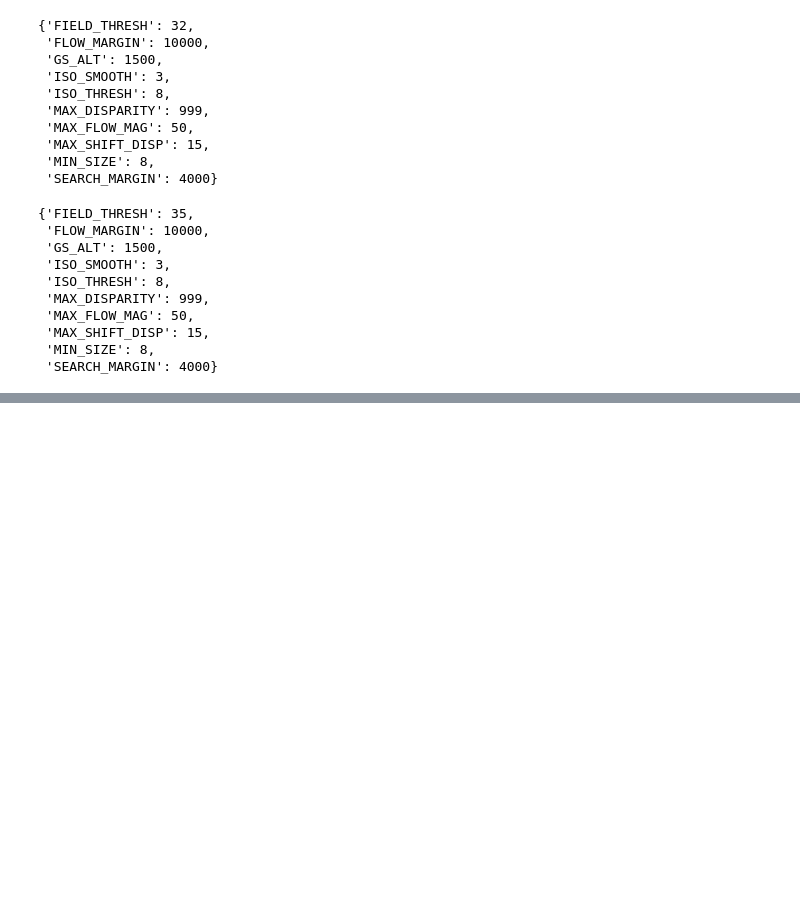
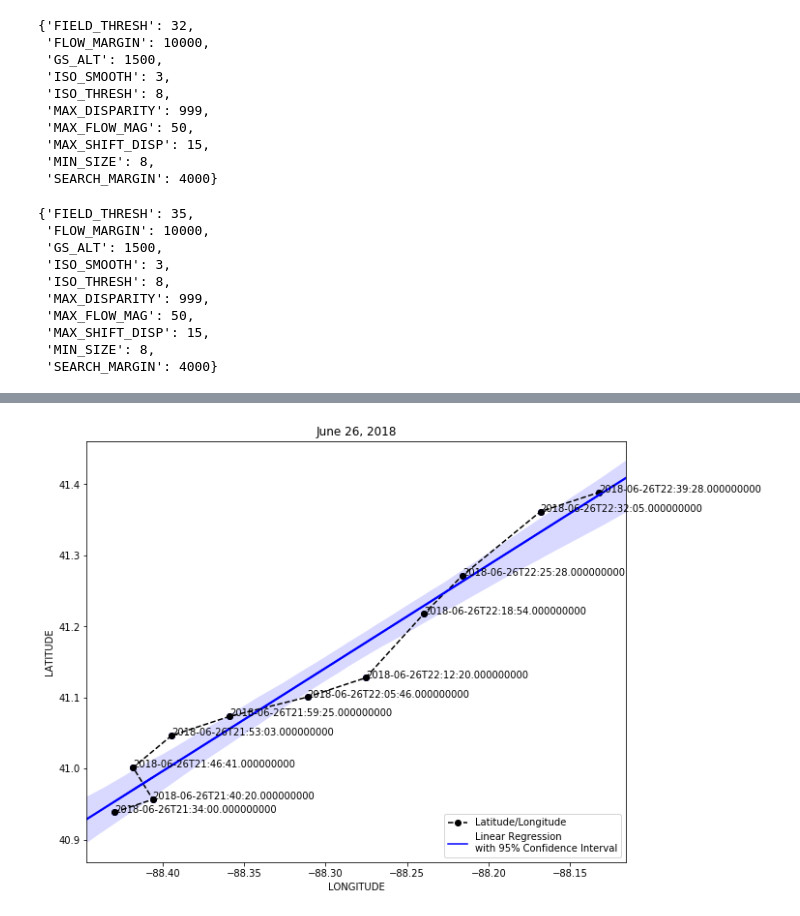
Before and after one commit to EVS-ATMOS/chicago-nowcast, a Jupyter notebook: notebooks/klot_radar_scans.ipynb, the cells around one changed output, grey strips where cells are left out. Cells and saved outputs as stored; diff of their text form; code cells hidden in the pictures; blank space fills up the shorter version.

```diff
--- a/notebooks/klot_radar_scans.ipynb
+++ b/notebooks/klot_radar_scans.ipynb
@@ -275,5 +295,5 @@ tracks_obj.tracks.groupby(level='uid').size().sort_values(ascending=False)[:]
 # %%
-df_161 = pd.DataFrame(tracks_obj.tracks.xs('99', level='uid'))
+df_161 = pd.DataFrame(tracks_obj.tracks.xs('0', level='uid'))
 lons, lats = np.array(df_161['lon']), np.array(df_161['lat'])
 time = np.array(pd.to_datetime(df_161['time']))
-print(lons.shape)
+print(df_161)
@@ -280,14 +329,22 @@ print(lons.shape)
 # %%
-fit = polyfit(lons,lats,1)
+fit = polyfit(lons[:11],lats[:11],1)
 fit_fn = poly1d(fit)
 
 fig = plt.figure(figsize=(10,8))
-plt.plot(lons[:10], lats[:10], '--ok')#, mfc='none')
-sns.regplot(lons[:10], lats[:10], color='b')
-#plt.plot(lons, fit_fn(lons), '--b')
-#plt.plot(-87.981810, 41.713969, color='r', marker='*')
+plt.plot(lons[:11], lats[:11], '--ok', label='Latitude/Longitude')#, label='Latitude and Longitude')
+sns.regplot(lons[:11], lats[:11], color='b')
+for i, txt in enumerate(time[:11]):
+    plt.annotate(txt, (lons[:][i], lats[:][i]))
+plt.plot(lons[:11], fit_fn(lons[:11]), '-b',
+         label='Linear Regression \nwith 95% Confidence Interval')
 plt.xlabel('LONGITUDE')
 plt.ylabel('LATITUDE')
+plt.legend(loc=4)
+#plt.grid()
+plt.title('June 26, 2018')
+plt. savefig(out_path_dir + '/regression.png', dpi=300, bbox_inches='tight')
 plt.show()
 plt.close()
+# %% [output]
+[figure, added]
 # %%
```
Also changed, not shown: parts of 24 cells of this notebook.
